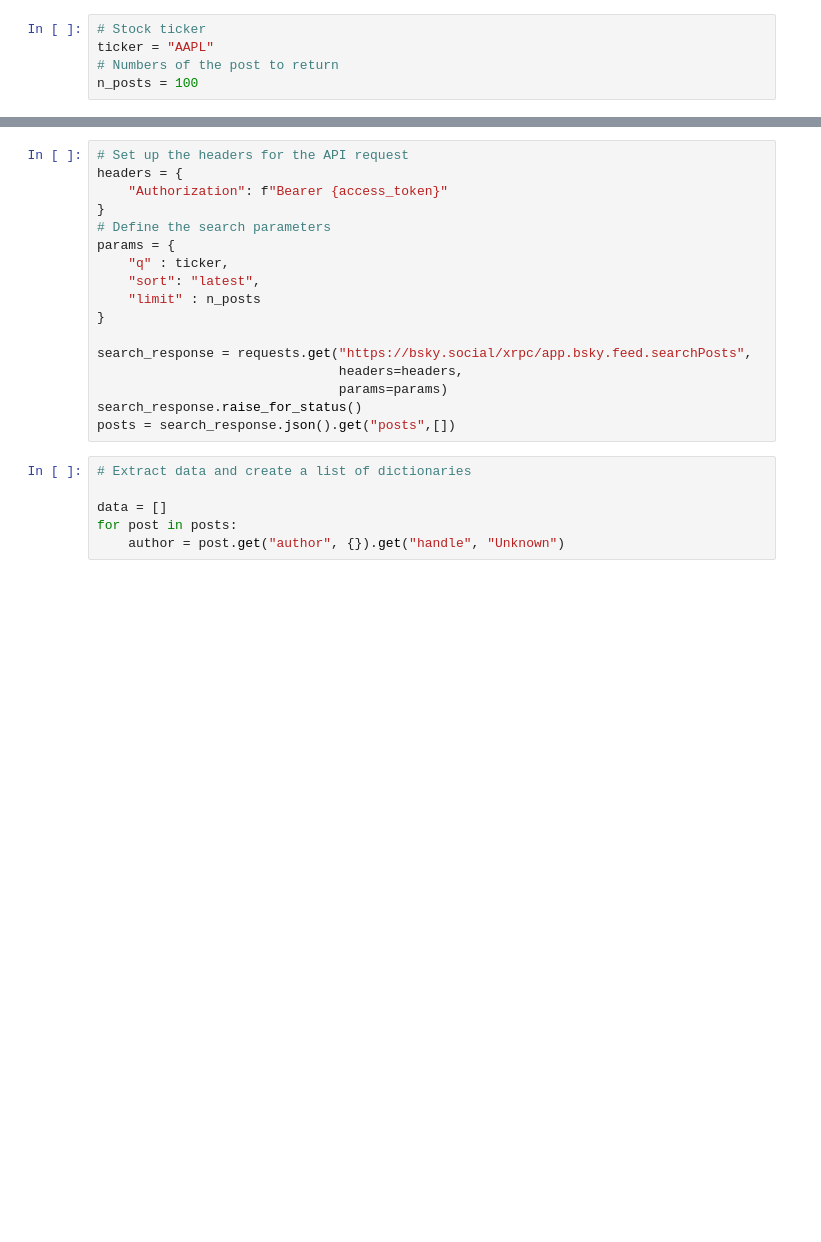
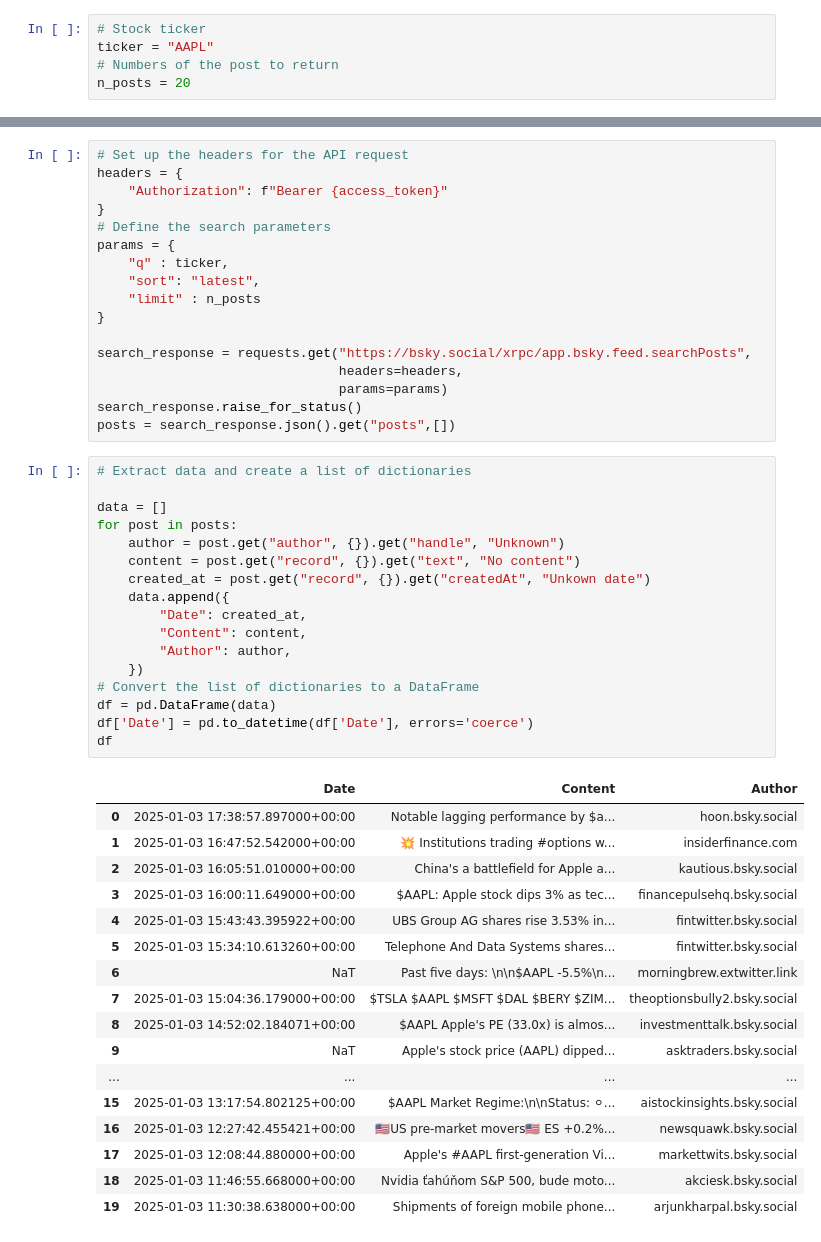
Before and after one commit to Ivo196/Chronos-T5-Large, a Jupyter notebook: Stock Sentiment Analyzer.ipynb, the cells around one changed output, grey strips where cells are left out. Drawn from its saved outputs; the diff is of its cells as text; blank space fills up the shorter version.

```diff
--- a/Stock Sentiment Analyzer.ipynb
+++ b/Stock Sentiment Analyzer.ipynb
@@ -30,7 +30,7 @@ model = geai.GenerativeModel(model_name="gemini-1.5-flash")
 # Stock ticker
 ticker = "AAPL"
 # Numbers of the post to return
-n_posts = 100
+n_posts = 20
 # %%
 # Bue Sky Web Scraper
 print(BLUESKY_HANDLE, BLUESKY_PASSWORD)
@@ -61,6 +61,35 @@ posts = search_response.json().get("posts",[])
 # %%
 # Extract data and create a list of dictionaries
 
 data = []
 for post in posts:
     author = post.get("author", {}).get("handle", "Unknown")
+    content = post.get("record", {}).get("text", "No content")
+    created_at = post.get("record", {}).get("createdAt", "Unkown date")
+    data.append({
+        "Date": created_at,
+        "Content": content,
+        "Author": author,
+    })
+# Convert the list of dictionaries to a DataFrame
+df = pd.DataFrame(data)
+df['Date'] = pd.to_datetime(df['Date'], errors='coerce')
+df
+# %% [output]
+|  | Date | Content | Author |
+| 0 | 2025-01-03 17:38:57.897000+00:00 | Notable lagging performance by $a... | hoon.bsky.social |
+| 1 | 2025-01-03 16:47:52.542000+00:00 | 💥 Institutions trading #options w... | insiderfinance.com |
+| 2 | 2025-01-03 16:05:51.010000+00:00 | China's a battlefield for Apple a... | kautious.bsky.social |
+| 3 | 2025-01-03 16:00:11.649000+00:00 | $AAPL: Apple stock dips 3% as tec... | financepulsehq.bsky.social |
+| 4 | 2025-01-03 15:43:43.395922+00:00 | UBS Group AG shares rise 3.53% in... | fintwitter.bsky.social |
+| 5 | 2025-01-03 15:34:10.613260+00:00 | Telephone And Data Systems shares... | fintwitter.bsky.social |
+| 6 | NaT | Past five days: \n\n$AAPL -5.5%\n... | morningbrew.extwitter.link |
+| 7 | 2025-01-03 15:04:36.179000+00:00 | $TSLA $AAPL $MSFT $DAL $BERY $ZIM... | theoptionsbully2.bsky.social |
+| 8 | 2025-01-03 14:52:02.184071+00:00 | $AAPL Apple's PE (33.0x) is almos... | investmenttalk.bsky.social |
+| 9 | NaT | Apple's stock price (AAPL) dipped... | asktraders.bsky.social |
+| ... | ... | ... | ... |
+| 15 | 2025-01-03 13:17:54.802125+00:00 | $AAPL Market Regime:\n\nStatus: ⚪... | aistockinsights.bsky.social |
+| 16 | 2025-01-03 12:27:42.455421+00:00 | 🇺🇸US pre-market movers🇺🇸 ES +0.2%... | newsquawk.bsky.social |
+| 17 | 2025-01-03 12:08:44.880000+00:00 | Apple's #AAPL first-generation Vi... | markettwits.bsky.social |
+| 18 | 2025-01-03 11:46:55.668000+00:00 | Nvidia ťahúňom S&P 500, bude moto... | akciesk.bsky.social |
+| 19 | 2025-01-03 11:30:38.638000+00:00 | Shipments of foreign mobile phone... | arjunkharpal.bsky.social |
```
Also changed, not shown: parts of 6 cells of this notebook.
